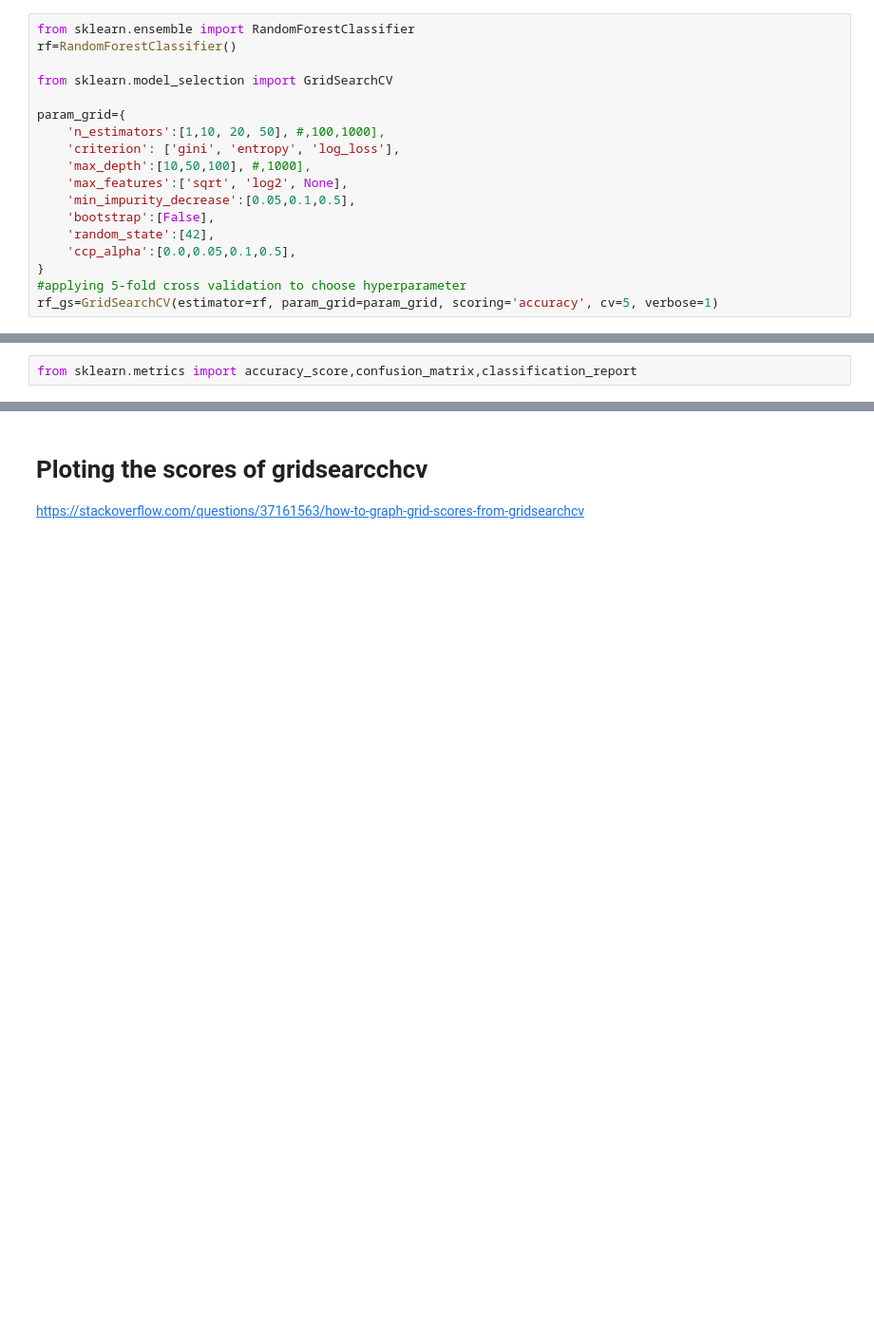
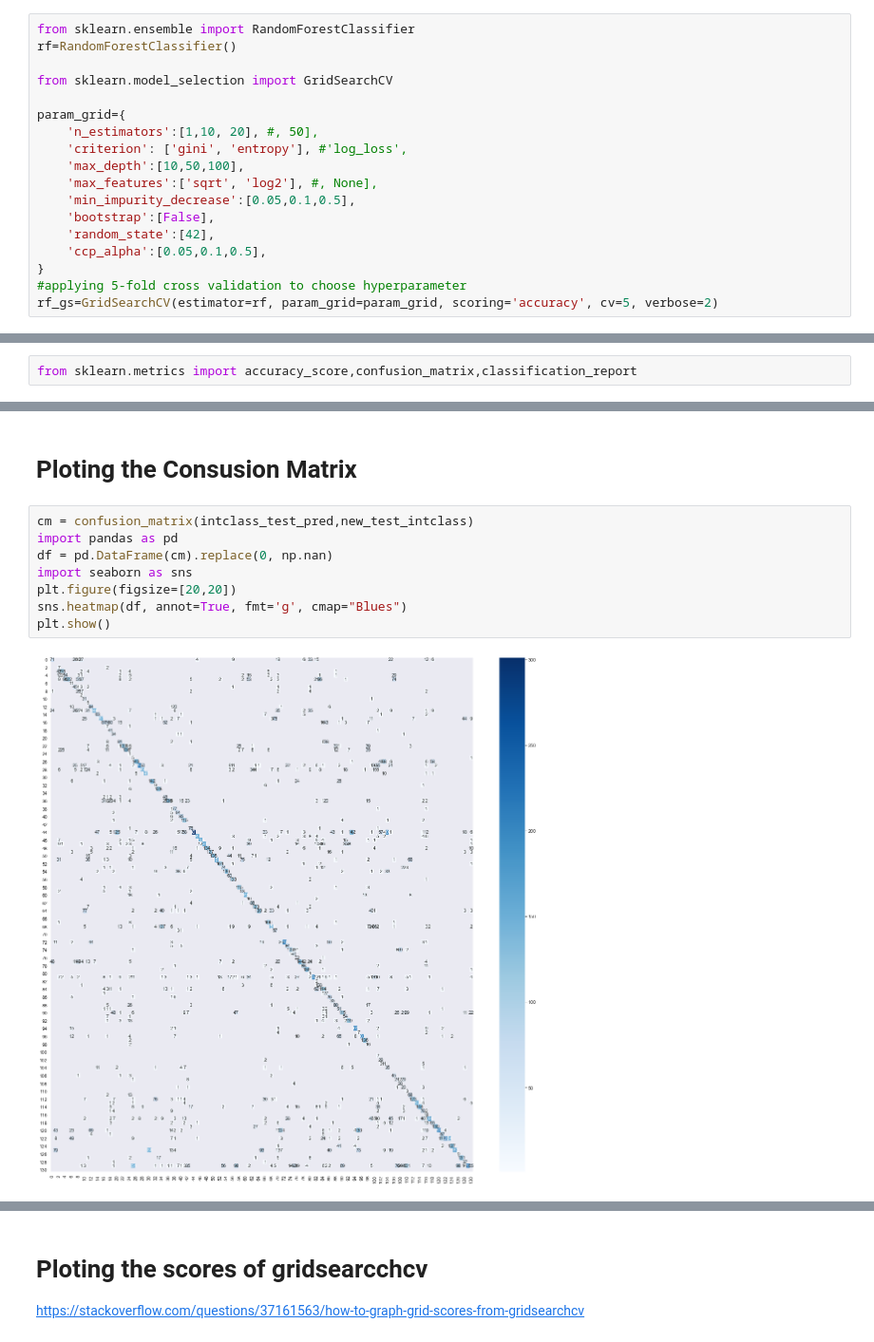
Before and after one commit to AdrianoGomes99/ImageClassification, a Jupyter notebook: CNN.ipynb, the cells around one changed output, grey strips where cells are left out. Shown at 95% size. Saved outputs shown, nothing was run; the diff lists cells and outputs as text; blank space fills up the shorter version.

```diff
--- a/CNN.ipynb
+++ b/CNN.ipynb
@@ -291,17 +296,17 @@ rf=RandomForestClassifier()
 from sklearn.model_selection import GridSearchCV
 
 param_grid={
-    'n_estimators':[1,10, 20, 50], #,100,1000],
-    'criterion': ['gini', 'entropy', 'log_loss'],
-    'max_depth':[10,50,100], #,1000],
-    'max_features':['sqrt', 'log2', None],
+    'n_estimators':[1,10, 20], #, 50],
+    'criterion': ['gini', 'entropy'], #'log_loss',
+    'max_depth':[10,50,100],
+    'max_features':['sqrt', 'log2'], #, None],
     'min_impurity_decrease':[0.05,0.1,0.5],
     'bootstrap':[False],
     'random_state':[42],
-    'ccp_alpha':[0.0,0.05,0.1,0.5],
+    'ccp_alpha':[0.05,0.1,0.5],
 }
 #applying 5-fold cross validation to choose hyperparameter
-rf_gs=GridSearchCV(estimator=rf, param_grid=param_grid, scoring='accuracy', cv=5, verbose=1)
+rf_gs=GridSearchCV(estimator=rf, param_grid=param_grid, scoring='accuracy', cv=5, verbose=2)
 # %%
 rf_gs.fit(train_flat_images_array,new_train_intclass)
 # %% [output]
@@ -346,0 +432,12 @@ print(classification_report(intclass_test_pred,new_test_intclass))
+# %% [markdown]
+# Ploting the Consusion Matrix
+# %%
+cm = confusion_matrix(intclass_test_pred,new_test_intclass)
+import pandas as pd
+df = pd.DataFrame(cm).replace(0, np.nan)
+import seaborn as sns
+plt.figure(figsize=[20,20])
+sns.heatmap(df, annot=True, fmt='g', cmap="Blues")
+plt.show()
+# %% [output]
+[figure, added]
```
Also changed, not shown: parts of 30 cells of this notebook.
